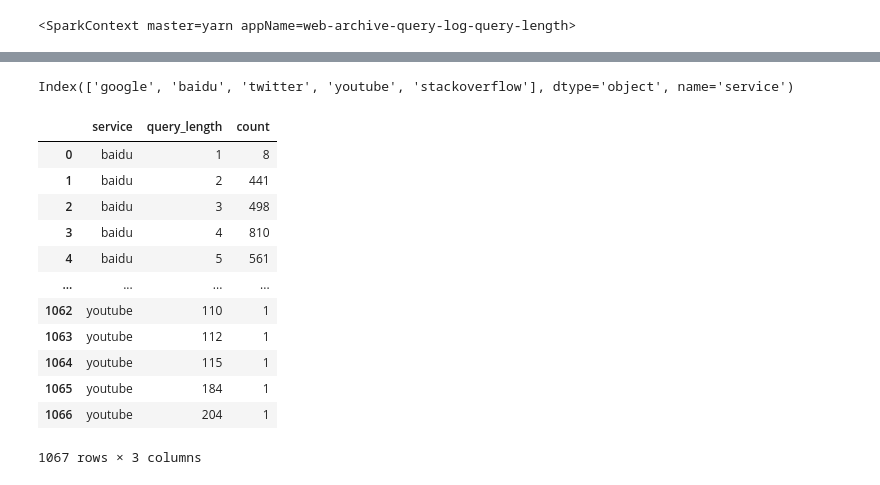
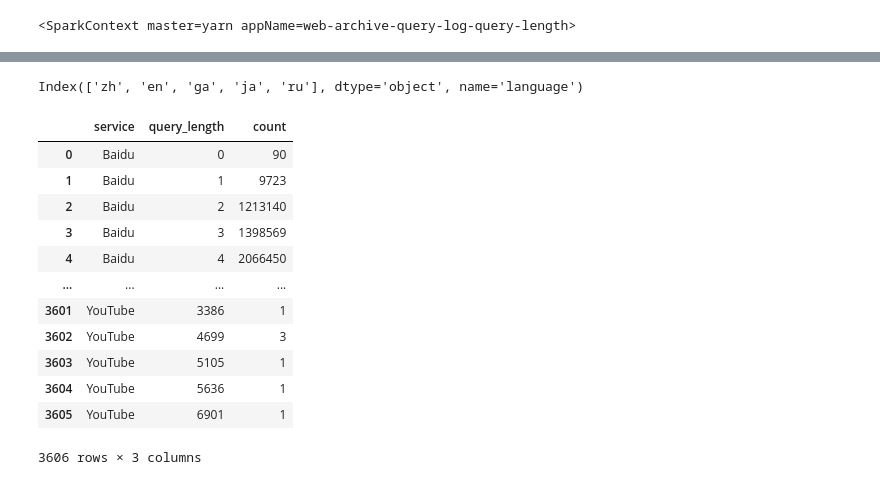
Before and after one commit to webis-de/archive-query-log, a Jupyter notebook: notebooks/evaluation_query_length.ipynb, the cells around one changed output, grey strips where cells are left out. Drawn from its saved outputs; the diff is of its cells as text; code cells hidden in the pictures.

```diff
--- a/notebooks/evaluation_query_length.ipynb
+++ b/notebooks/evaluation_query_length.ipynb
@@ -48,0 +93,12 @@ counts = sc.textFile(f"file://{queries_dir}") \
+# %%
+from json import loads
+from pandas import DataFrame
+from datetime import datetime
+
+counts = sc.parallelize(alexa_services, 1000)\
+    .keyBy(lambda service: service)\
+    .flatMapValues(lambda service: paths_jsonl(service, "archived-query-urls"))\
+    .repartition(10_000)\
+    .flatMapValues(read_jsonl)\
+    .keyBy(group_key)\
+    .countByKey()
@@ -54,7 +114,7 @@ df = DataFrame([
         "query_length": query_length,
         "count": count,
     }
-    for (_, (service, language, query_length)), count in counts.items()
+    for (service, language, query_length), count in counts.items()
 ])
 df
 # %% [output]
@@ -89,28 +150,49 @@ Name: language, Length: 96, dtype: int64
 # %%
-top_services = df.groupby("service")["count"].sum().sort_values(ascending=False).head(5).index
-top_services
+top_languages = df.groupby("language")["count"].sum().sort_values(ascending=False).head(5).index
+top_languages
 # %% [output]
-Index(['google', 'baidu', 'twitter', 'youtube', 'stackoverflow'], dtype='object', name='service')
+Index(['zh', 'en', 'ga', 'ja', 'ru'], dtype='object', name='language')
+# %%
+service_names = {
+    "google": "Google",
+    "youtube": "YouTube",
+    "baidu": "Baidu",
+    "qq": "QQ",
+    "facebook": "Facebook",
+    "twitter": "Twitter",
+    "stackoverflow": "StackOverflow",
+}
 # %%
 df_plot = df.copy()
-df_plot.loc[
-    ~df_plot["service"].isin(top_services),
+df_plot = df_plot[df_plot["service"].isin(top_services)]
+# df_plot.loc[
+#     ~df_plot["service"].isin(top_services),
+#     "service",
+# ] = "other"
+# df_plot.loc[
+#     ~df_plot["language"].isin(top_languages),
+#     "language",
+# ] = "other"
+df_plot["service"] = df_plot["service"].map(service_names)
+top_services = [service_names.get(service, None) for service in top_services]
+df_plot = df_plot.groupby([
     "service",
-] = "other"
-df_plot = df_plot.groupby(["service", "query_length"])["count"].sum().reset_index()
+    # "language",
+    "query_length",
+])["count"].sum().reset_index()
 df_plot
 # %% [output]
 |  | service | query_length | count |
-| 0 | baidu | 1 | 8 |
-| 1 | baidu | 2 | 441 |
-| 2 | baidu | 3 | 498 |
-| 3 | baidu | 4 | 810 |
-| 4 | baidu | 5 | 561 |
+| 0 | Baidu | 0 | 90 |
+| 1 | Baidu | 1 | 9723 |
+| 2 | Baidu | 2 | 1213140 |
+| 3 | Baidu | 3 | 1398569 |
+| 4 | Baidu | 4 | 2066450 |
 | ... | ... | ... | ... |
-| 1062 | youtube | 110 | 1 |
-| 1063 | youtube | 112 | 1 |
-| 1064 | youtube | 115 | 1 |
-| 1065 | youtube | 184 | 1 |
-| 1066 | youtube | 204 | 1 |
+| 3601 | YouTube | 3386 | 1 |
+| 3602 | YouTube | 4699 | 3 |
+| 3603 | YouTube | 5105 | 1 |
+| 3604 | YouTube | 5636 | 1 |
+| 3605 | YouTube | 6901 | 1 |
-1067 rows × 3 columns
+3606 rows × 3 columns
 # %%
```
Also changed, not shown: parts of 14 cells of this notebook, 7 other files.
